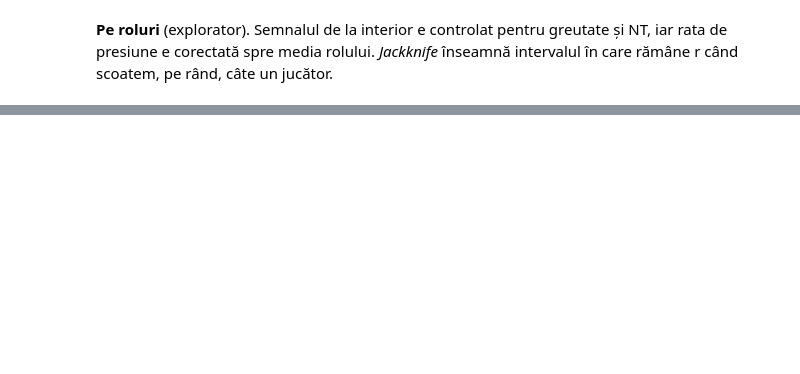
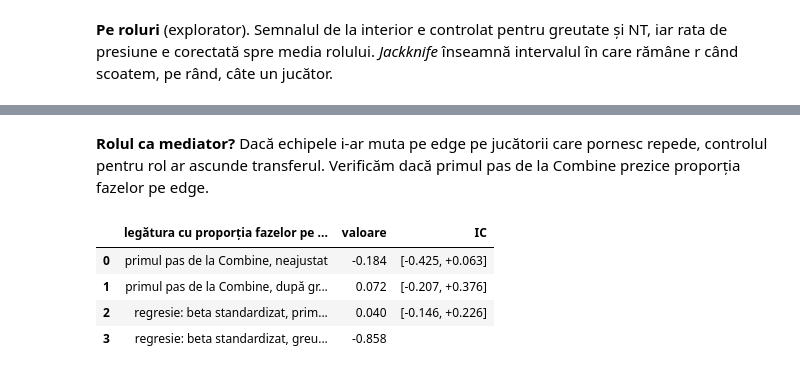
Before and after one commit to Nasalciuc/NFL-Hacktone-2026, a Jupyter notebook: dl_first_step/review_notebook.ipynb, the cells around one changed output, grey strips where cells are left out. Saved outputs shown, nothing was run; the diff lists cells and outputs as text; code cells hidden in the pictures; blank space fills up the shorter version.

```diff
--- a/dl_first_step/review_notebook.ipynb
+++ b/dl_first_step/review_notebook.ipynb
@@ -494,0 +519,16 @@ pragul Bonferroni pentru circa 20 de verificări: 0.0025
+# %% [markdown]
+**Rolul ca mediator?** Dacă echipele i-ar muta pe edge pe jucătorii care pornesc repede, controlul pentru rol ar ascunde transferul. Verificăm dacă primul pas de la Combine prezice proporția fazelor pe edge.
+# %%
+m3 = rev3["role_mediator"]
+pd.DataFrame([{"legătura cu proporția fazelor pe edge": "primul pas de la Combine, neajustat", "valoare": m3["r_unadjusted"]["r"], "IC": ci(m3["r_unadjusted"]["ci"])},
+              {"legătura cu proporția fazelor pe edge": "primul pas de la Combine, după greutate (r parțial)", "valoare": m3["partial_given_weight"]["r"],
+               "IC": ci(m3["partial_given_weight"]["ci"])},
+              {"legătura cu proporția fazelor pe edge": "regresie: beta standardizat, primul pas de la Combine", "valoare": m3["ols_std_beta_combine"],
+               "IC": ci(m3["ols_ci"])},
+              {"legătura cu proporția fazelor pe edge": "regresie: beta standardizat, greutate", "valoare": m3["ols_std_beta_weight"], "IC": ""}])
+# %% [output]
+|  | legătura cu proporția fazelor pe ... | valoare | IC |
+| 0 | primul pas de la Combine, neajustat | -0.184 | [-0.425, +0.063] |
+| 1 | primul pas de la Combine, după gr... | 0.072 | [-0.207, +0.376] |
+| 2 | regresie: beta standardizat, prim... | 0.040 | [-0.146, +0.226] |
+| 3 | regresie: beta standardizat, greu... | -0.858 |  |
```
Also changed, not shown: parts of 13 cells of this notebook, 23 other files.
